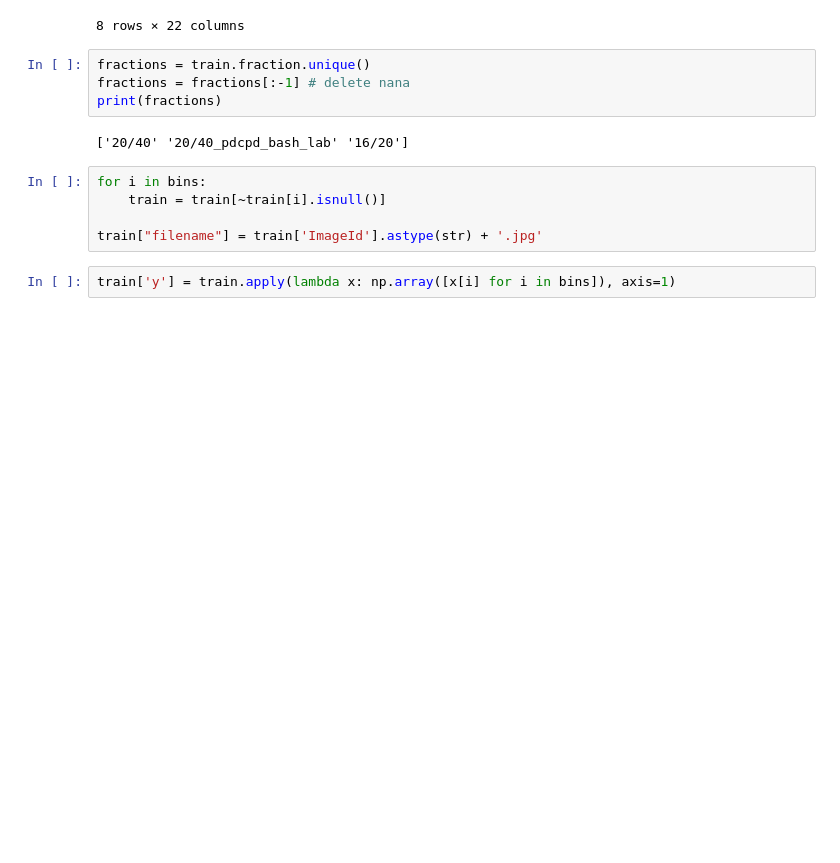
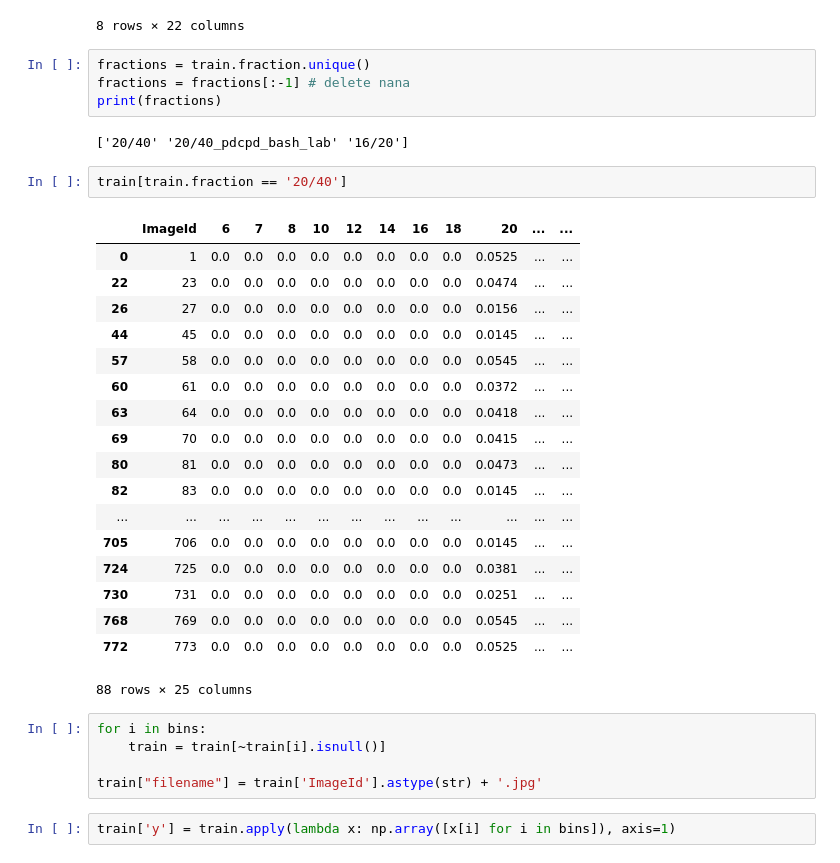
Before and after one commit to skrydg/ml, a Jupyter notebook: kaggle_problems/rosneft_proppant/cnn_try.ipynb, the cells around one changed output. Drawn from its saved outputs; the diff is of its cells as text; blank space fills up the shorter version.

```diff
--- a/kaggle_problems/rosneft_proppant/cnn_try.ipynb
+++ b/kaggle_problems/rosneft_proppant/cnn_try.ipynb
@@ -47,6 +48,27 @@ fractions = fractions[:-1] # delete nana
 print(fractions)
 # %% [output]
 ['20/40' '20/40_pdcpd_bash_lab' '16/20']
+# %%
+train[train.fraction == '20/40']
+# %% [output]
+|  | ImageId | 6 | 7 | 8 | 10 | 12 | 14 | 16 | 18 | 20 | ... | ... |
+| 0 | 1 | 0.0 | 0.0 | 0.0 | 0.0 | 0.0 | 0.0 | 0.0 | 0.0 | 0.0525 | ... | ... |
+| 22 | 23 | 0.0 | 0.0 | 0.0 | 0.0 | 0.0 | 0.0 | 0.0 | 0.0 | 0.0474 | ... | ... |
+| 26 | 27 | 0.0 | 0.0 | 0.0 | 0.0 | 0.0 | 0.0 | 0.0 | 0.0 | 0.0156 | ... | ... |
+| 44 | 45 | 0.0 | 0.0 | 0.0 | 0.0 | 0.0 | 0.0 | 0.0 | 0.0 | 0.0145 | ... | ... |
+| 57 | 58 | 0.0 | 0.0 | 0.0 | 0.0 | 0.0 | 0.0 | 0.0 | 0.0 | 0.0545 | ... | ... |
+| 60 | 61 | 0.0 | 0.0 | 0.0 | 0.0 | 0.0 | 0.0 | 0.0 | 0.0 | 0.0372 | ... | ... |
+| 63 | 64 | 0.0 | 0.0 | 0.0 | 0.0 | 0.0 | 0.0 | 0.0 | 0.0 | 0.0418 | ... | ... |
+| 69 | 70 | 0.0 | 0.0 | 0.0 | 0.0 | 0.0 | 0.0 | 0.0 | 0.0 | 0.0415 | ... | ... |
+| 80 | 81 | 0.0 | 0.0 | 0.0 | 0.0 | 0.0 | 0.0 | 0.0 | 0.0 | 0.0473 | ... | ... |
+| 82 | 83 | 0.0 | 0.0 | 0.0 | 0.0 | 0.0 | 0.0 | 0.0 | 0.0 | 0.0145 | ... | ... |
+| ... | ... | ... | ... | ... | ... | ... | ... | ... | ... | ... | ... | ... |
+| 705 | 706 | 0.0 | 0.0 | 0.0 | 0.0 | 0.0 | 0.0 | 0.0 | 0.0 | 0.0145 | ... | ... |
+| 724 | 725 | 0.0 | 0.0 | 0.0 | 0.0 | 0.0 | 0.0 | 0.0 | 0.0 | 0.0381 | ... | ... |
+| 730 | 731 | 0.0 | 0.0 | 0.0 | 0.0 | 0.0 | 0.0 | 0.0 | 0.0 | 0.0251 | ... | ... |
+| 768 | 769 | 0.0 | 0.0 | 0.0 | 0.0 | 0.0 | 0.0 | 0.0 | 0.0 | 0.0545 | ... | ... |
+| 772 | 773 | 0.0 | 0.0 | 0.0 | 0.0 | 0.0 | 0.0 | 0.0 | 0.0 | 0.0525 | ... | ... |
+88 rows × 25 columns
 # %%
 for i in bins:
     train = train[~train[i].isnull()]
```
Also changed, not shown: parts of 13 cells of this notebook, 12 other files.
